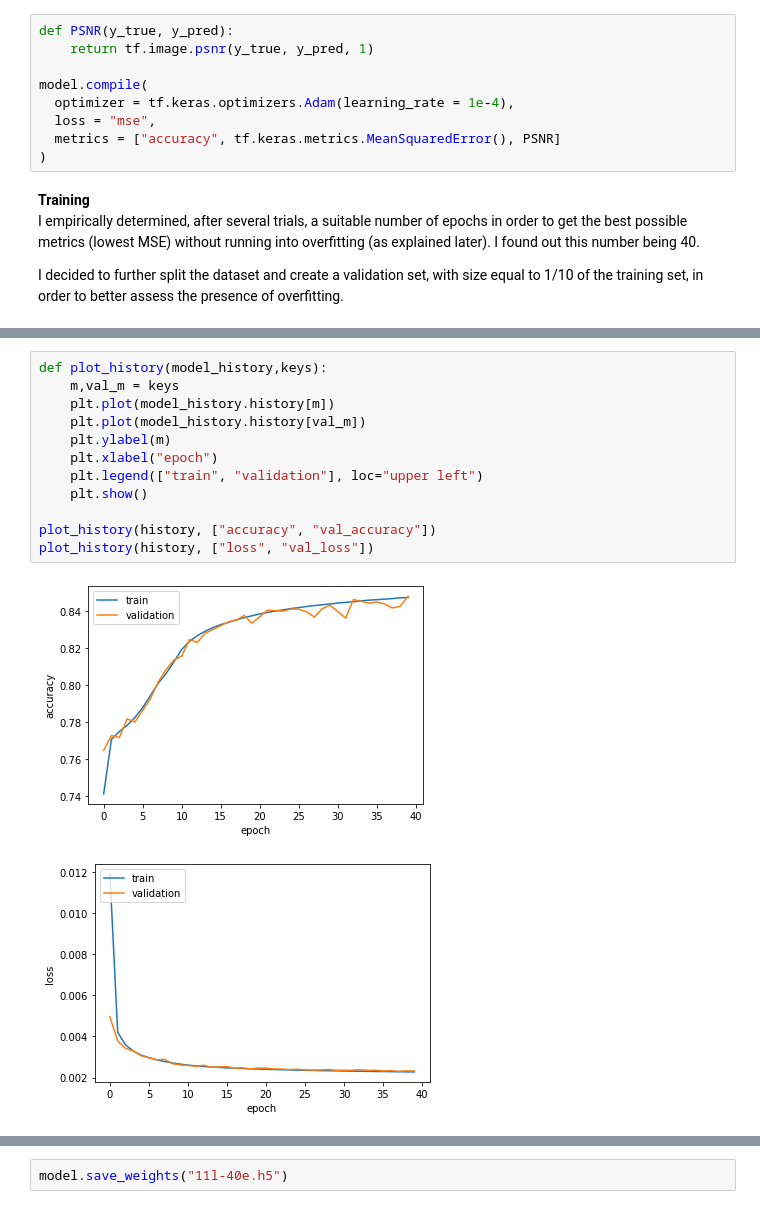
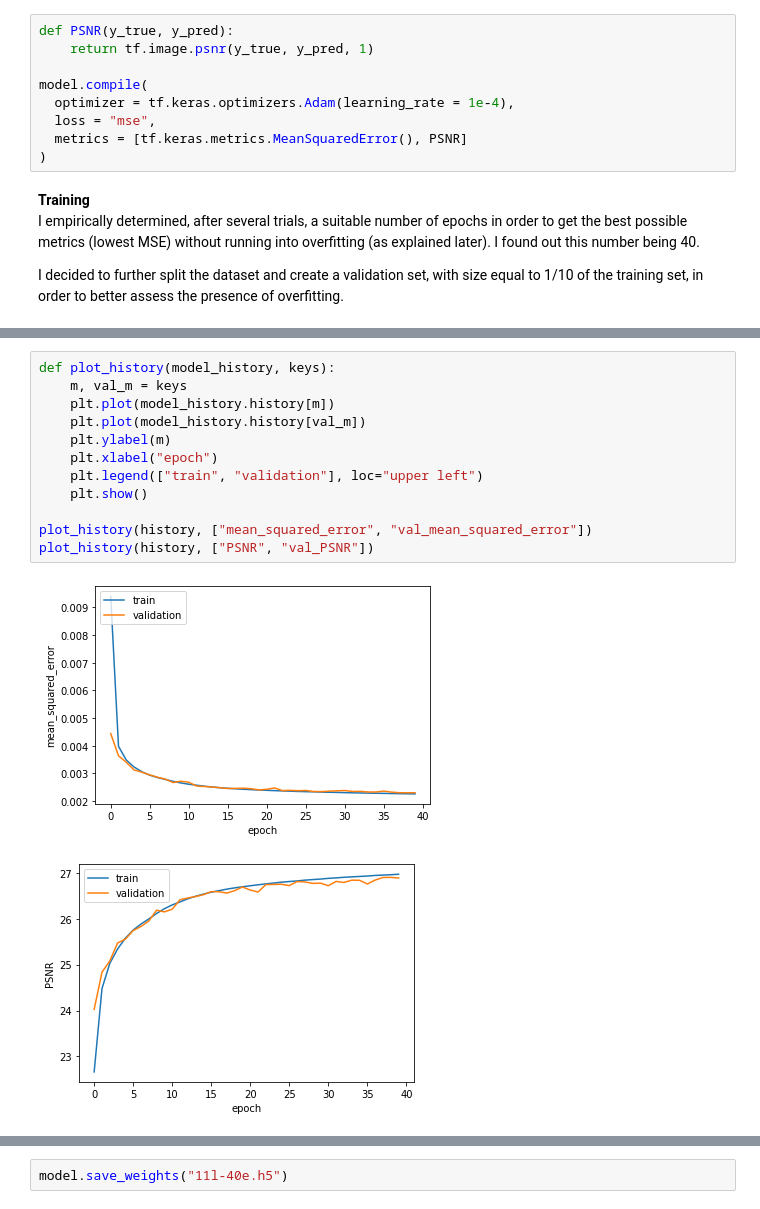
Before and after one commit to pietroepis/image-deblurring, a Jupyter notebook: exam.ipynb, the cells around one changed output, grey strips where cells are left out. Saved outputs shown, nothing was run; the diff lists cells and outputs as text.

```diff
--- a/exam.ipynb
+++ b/exam.ipynb
@@ -103,7 +102,7 @@ def PSNR(y_true, y_pred):
 model.compile(
   optimizer = tf.keras.optimizers.Adam(learning_rate = 1e-4),
   loss = "mse",
-  metrics = ["accuracy", tf.keras.metrics.MeanSquaredError(), PSNR]
+  metrics = [tf.keras.metrics.MeanSquaredError(), PSNR]
 )
 # %% [markdown]
 **Training**\
@@ -176,15 +168,15 @@ Accuracy:        0.7767701148986816
 # %%
-def plot_history(model_history,keys):
-    m,val_m = keys
+def plot_history(model_history, keys):
+    m, val_m = keys
     plt.plot(model_history.history[m])
     plt.plot(model_history.history[val_m])
     plt.ylabel(m)
     plt.xlabel("epoch")
     plt.legend(["train", "validation"], loc="upper left")
     plt.show()
 
-plot_history(history, ["accuracy", "val_accuracy"])
-plot_history(history, ["loss", "val_loss"])
+plot_history(history, ["mean_squared_error", "val_mean_squared_error"])
+plot_history(history, ["PSNR", "val_PSNR"])
 # %% [output]
-[figure, old version]
+[figure, new version]
-[figure, old version]
+[figure, new version]
```
Also changed, not shown: parts of 13 cells of this notebook.
